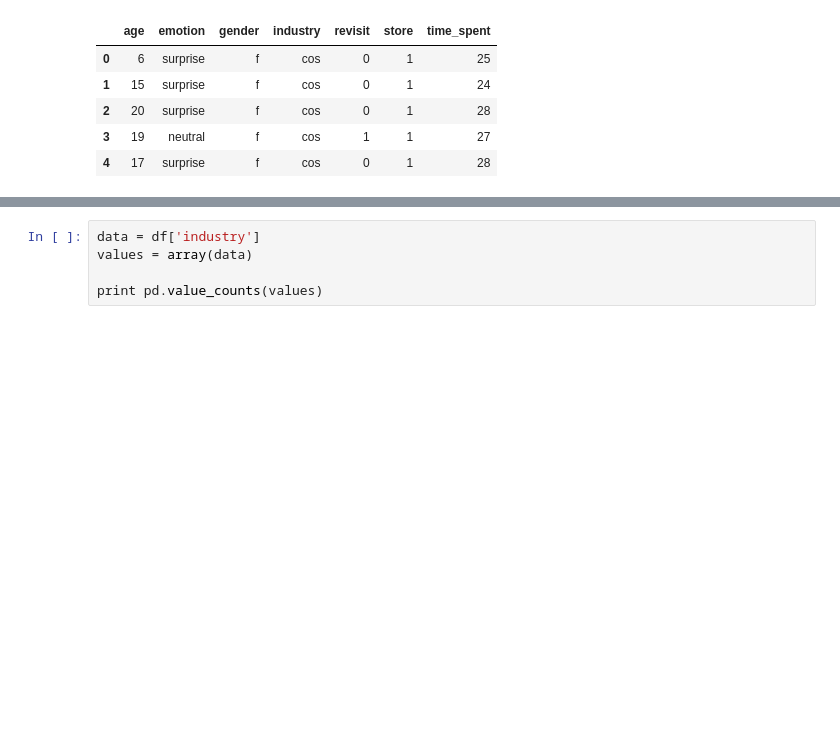
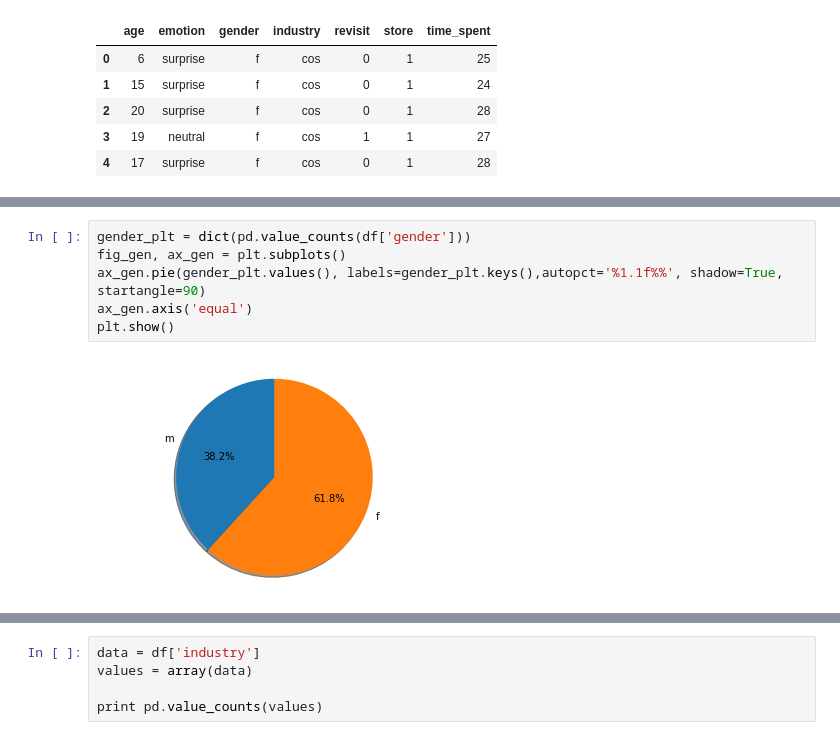
Before and after one commit to menikhilpandey/AART, a Jupyter notebook: model.ipynb, the cells around one changed output, grey strips where cells are left out. Cells and saved outputs as stored; diff of their text form; blank space fills up the shorter version.

```diff
--- a/model.ipynb
+++ b/model.ipynb
@@ -18,0 +38,8 @@ df.head()
+# %%
+gender_plt = dict(pd.value_counts(df['gender']))
+fig_gen, ax_gen = plt.subplots()
+ax_gen.pie(gender_plt.values(), labels=gender_plt.keys(),autopct='%1.1f%%', shadow=True, startangle=90)
+ax_gen.axis('equal')
+plt.show()
+# %% [output]
+[figure, added]
```
Also changed, not shown: parts of 5 cells of this notebook.
